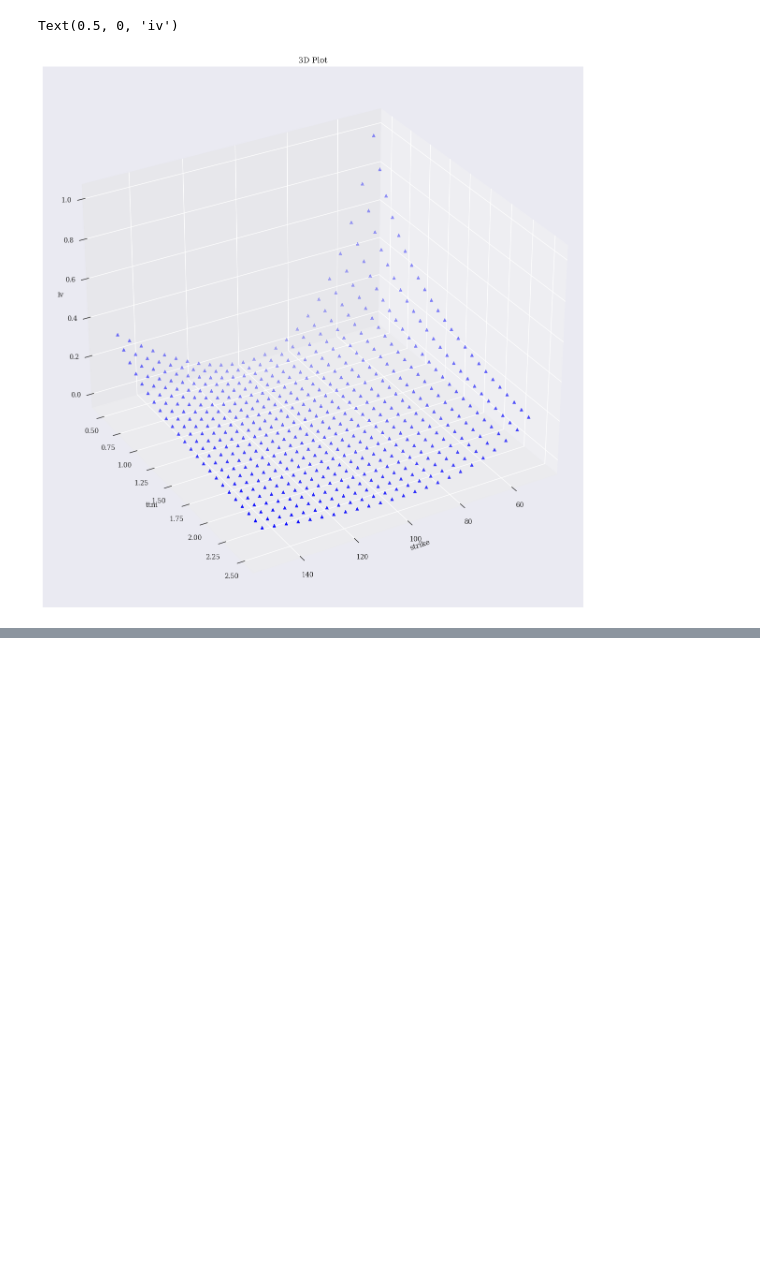
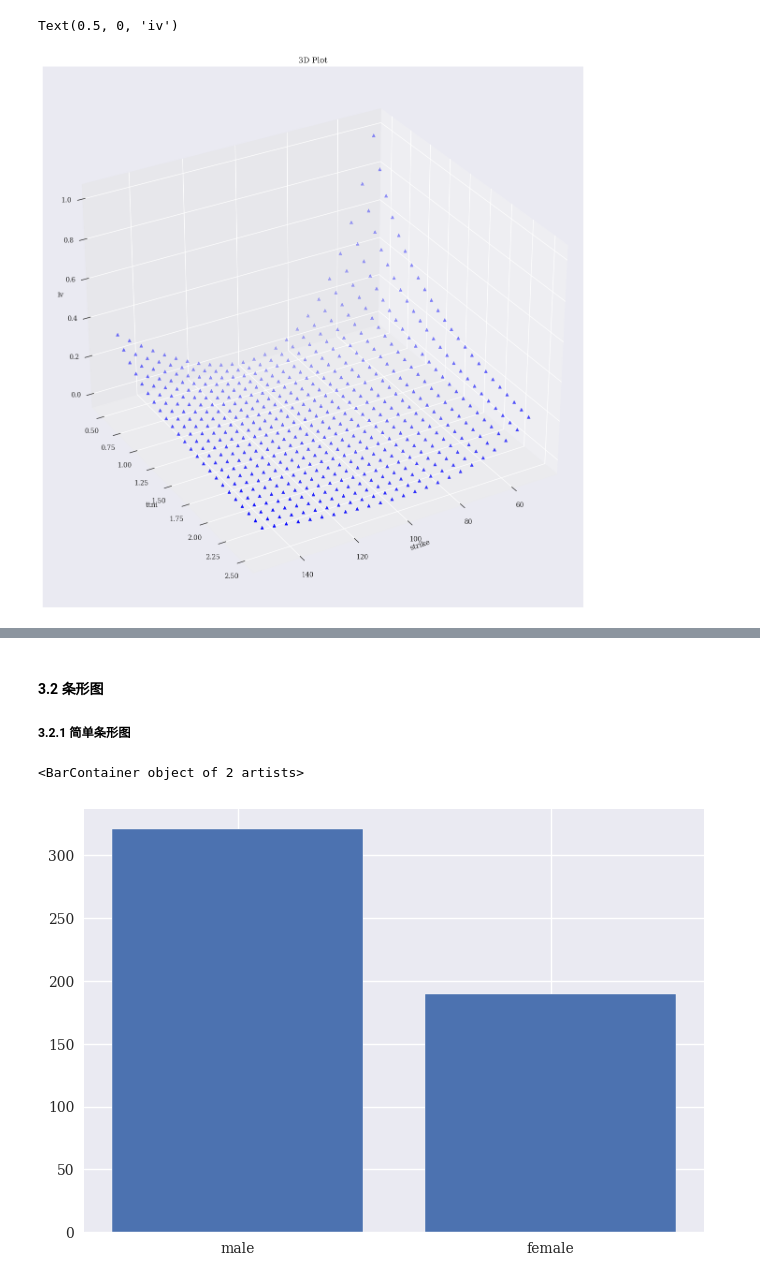
Before and after one commit to TwT-ABCI-Group/Coding-Fundamental, a Jupyter notebook: Ch4. Data Visualisation/notebook/Ch4. Data Visualisation.ipynb, the cells around one changed output, grey strips where cells are left out. Drawn from its saved outputs; the diff is of its cells as text; code cells hidden in the pictures; blank space fills up the shorter version.

Commit message:
[fea] complete the Ch4. Data Visualisation

```diff
--- a/Ch4. Data Visualisation/notebook/Ch4. Data Visualisation.ipynb
+++ b/Ch4. Data Visualisation/notebook/Ch4. Data Visualisation.ipynb
@@ -471,0 +602,3 @@ Text(0.5, 0, 'iv')
+# %%
+data = sns.load_dataset('titanic')
+data
@@ -471,0 +636,10 @@ Text(0.5, 0, 'iv')
+# %% [markdown]
+#### 3.2 条形图
+
+##### 3.2.1 简单条形图
+# %%
+sex = data['sex'].value_counts()
+plt.bar(['male', 'female'], height=sex)
+# %% [output]
+<BarContainer object of 2 artists>
+[figure, added]
```
Also changed, not shown: parts of 69 cells of this notebook.
